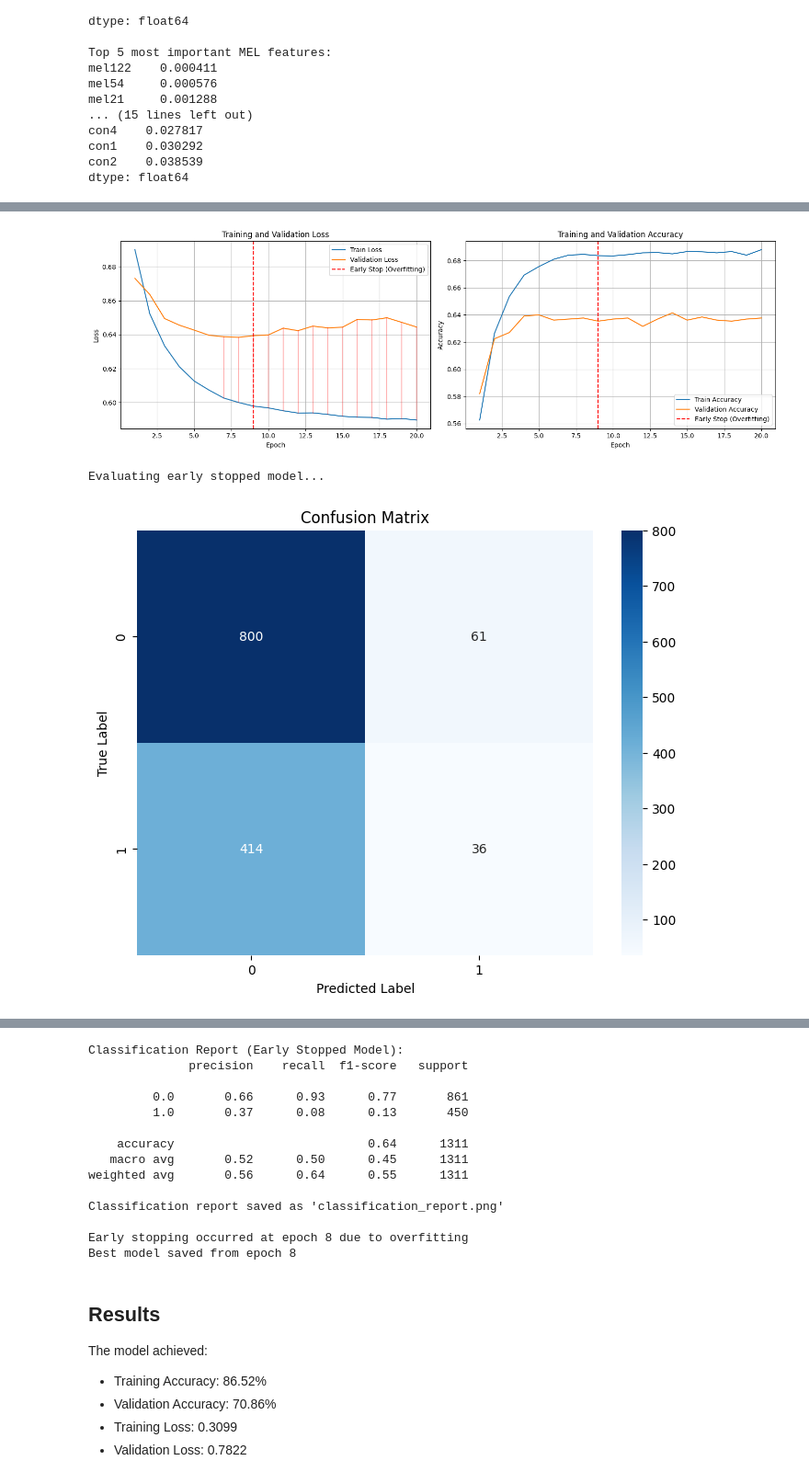
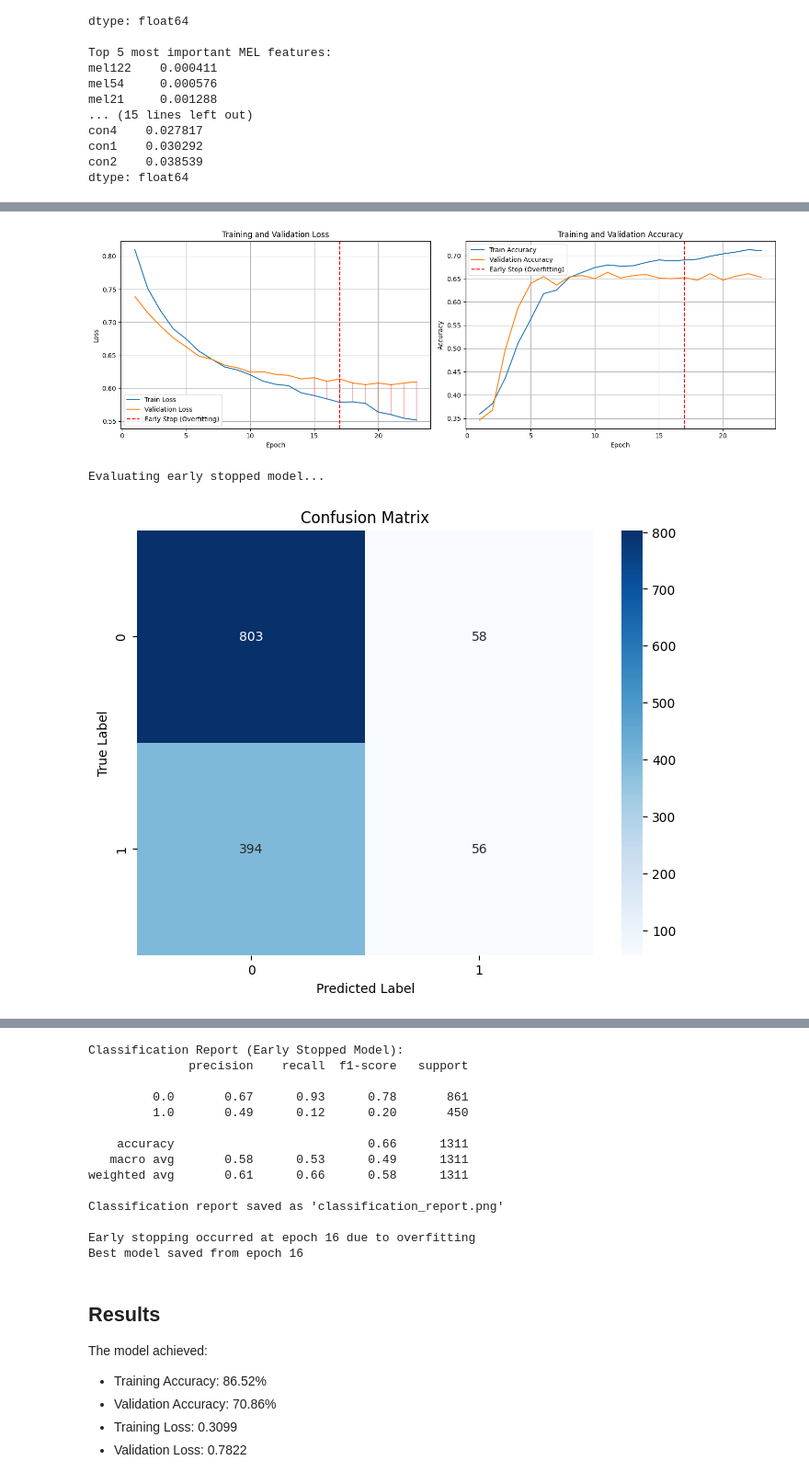
Before and after one commit to matisiekpl/coughvid-spectral, a Jupyter notebook: coughvid_analysis.ipynb, the cells around one changed output, grey strips where cells are left out. Shown at 92% size. Saved outputs shown, nothing was run; the diff lists cells and outputs as text; code cells hidden in the pictures.

```diff
--- a/coughvid_analysis.ipynb
+++ b/coughvid_analysis.ipynb
@@ -961,5 +1060,5 @@ dtype: float64
 # %%
 # Perform hyperparameter optimization to find the best model configuration
 print("Starting hyperparameter optimization...")
-# best_params = optimize_hyperparameters(dataset, n_trials=100)
+best_params = optimize_hyperparameters(dataset, n_trials=100)
 # %% [output]
@@ -967,8 +1104,7 @@ Starting hyperparameter optimization...
 # %%
 # Train the model using the optimized hyperparameters
 print("\nTraining model with optimized hyperparameters...")
-# history = train(dataset, hyperparams=best_params, overfitting_threshold=0.03)
-history = train(dataset, hyperparams=None, overfitting_threshold=0.03)
+history = train(dataset, hyperparams=best_params, overfitting_threshold=0.03)
 
 # Print early stopping information
 if history.get('early_stop_epoch') is not None:
@@ -996,3 +1132,3 @@ Epoch 20/20, Train Loss: 0.5897, Train Acc: 0.6880, Val Loss: 0.6445, Val Acc: 0
-[figure, old version]
+[figure, new version]
 Evaluating early stopped model...
-[figure, old version]
+[figure, new version]
@@ -1000,17 +1136,17 @@ Evaluating early stopped model...
 Classification Report (Early Stopped Model):
               precision    recall  f1-score   support
 
-         0.0       0.66      0.93      0.77       861
-         1.0       0.37      0.08      0.13       450
+         0.0       0.67      0.93      0.78       861
+         1.0       0.49      0.12      0.20       450
 
-    accuracy                           0.64      1311
-   macro avg       0.52      0.50      0.45      1311
-weighted avg       0.56      0.64      0.55      1311
+    accuracy                           0.66      1311
+   macro avg       0.58      0.53      0.49      1311
+weighted avg       0.61      0.66      0.58      1311
 
 Classification report saved as 'classification_report.png'
 
-Early stopping occurred at epoch 8 due to overfitting
-Best model saved from epoch 8
+Early stopping occurred at epoch 16 due to overfitting
+Best model saved from epoch 16
 # %% [markdown]
 ## Results
 
```
Also changed, not shown: parts of 4 cells of this notebook.
